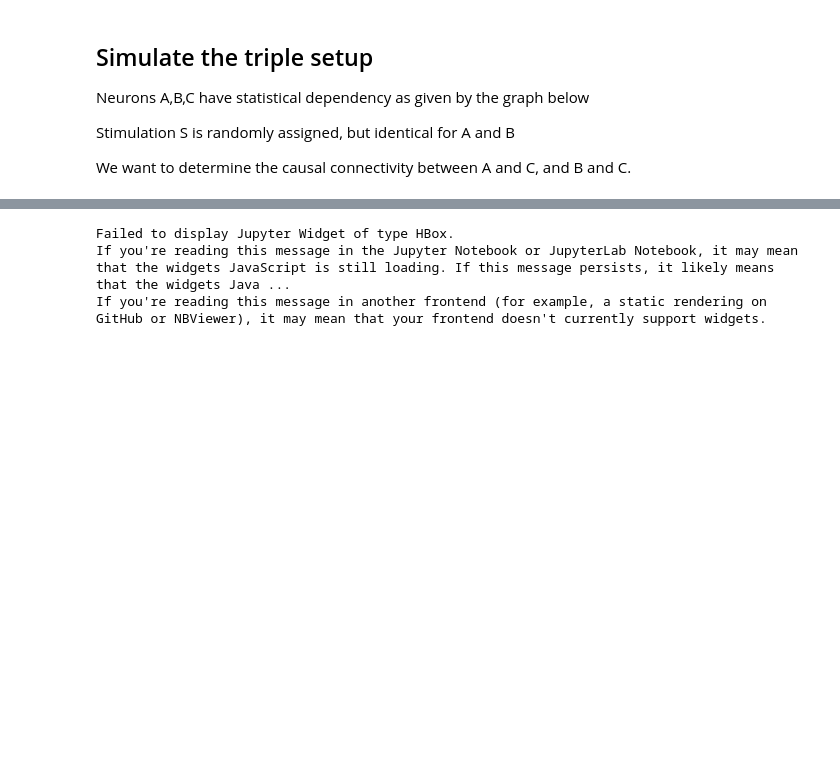
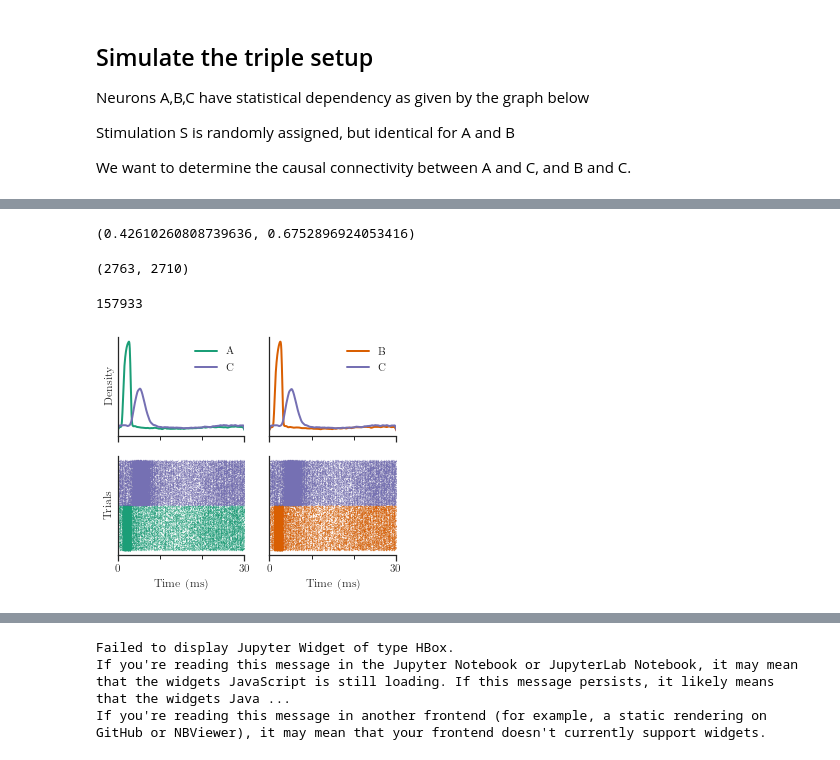
Before and after one commit to lepmik/causal-optogenetics-paper-data, a Jupyter notebook: notebooks/Figure 1-2.ipynb, the cells around one changed output, grey strips where cells are left out. Cells and saved outputs as stored; diff of their text form; code cells hidden in the pictures; blank space fills up the shorter version.

```diff
--- a/notebooks/Figure 1-2.ipynb
+++ b/notebooks/Figure 1-2.ipynb
@@ -52,0 +232,9 @@ draw(G, show='ipynb')
+# %%
+i = 70
+
+S = simulations['stim_times'][i]
+A = simulations['A_spikes'][i]
+B = simulations['B_spikes'][i]
+C = simulations['C_spikes'][i]
+stop_time = simulations['stop_time'][i]
+print(simulations['J_AC'][i])
@@ -52,0 +243,3 @@ draw(G, show='ipynb')
+# %%
+Z_A, X_A, Y_A = find_response_spikes(A, C, S, dt=30, z1=2, z2=0)
+Z_B, X_B, Y_B = find_response_spikes(B, C, S, dt=30, z1=2, z2=0)
@@ -52,0 +275,59 @@ draw(G, show='ipynb')
+# %%
+wald, beta_iv
+# %% [output]
+(0.42610260808739636, 0.6752896924053416)
+# %%
+sum(Z_A), sum(Z_B)
+# %% [output]
+(2763, 2710)
+# %%
+len(S)
+# %% [output]
+157933
+# %%
+set_style(h=2, style='article')
+
+fig, axs = plt.subplots(2, 2, sharex=True)
+
+sigma = .02
+s = 0.01
+
+spike_trials = [t for trial in X_A for t in trial]
+spike_ids = [t for i, trial in enumerate(X_A) for t in [i]*len(trial)]
+
+pd.Series(spike_trials).plot.kde(ax=axs[0,0], bw_method=sigma, color=colors[0], label='A')
+axs[1,0].scatter(spike_trials, spike_ids, s=s, color=colors[0])
+
+spike_trials = [t for trial in Y_A for t in trial]
+spike_ids = [t for i, trial in enumerate(Y_A) for t in [i+len(X_A)]*len(trial)]
+
+pd.Series(spike_trials).plot.kde(ax=axs[0,0], bw_method=sigma, color=colors[2], label='C')
+axs[1,0].scatter(spike_trials, spike_ids, s=s, color=colors[2])
+# B
+
+
+spike_trials = [t for trial in X_B for t in trial]
+spike_ids = [t for i, trial in enumerate(X_B) for t in [i]*len(trial)]
+
+pd.Series(spike_trials).plot.kde(ax=axs[0,1], bw_method=sigma, color=colors[1], label='B')
+axs[1,1].scatter(spike_trials, spike_ids, s=s, color=colors[1])
+
+spike_trials = [t for trial in Y_B for t in trial]
+spike_ids = [t for i, trial in enumerate(Y_B) for t in [i+len(X_A)]*len(trial)]
+
+pd.Series(spike_trials).plot.kde(ax=axs[0,1], bw_method=sigma, color=colors[2], label='C')
+axs[1,1].scatter(spike_trials, spike_ids, s=s, color=colors[2])
+
+
+axs[0,0].set_xticks([0,30])
+axs[1,0].set_xlabel('Time (ms)')
+axs[1,1].set_xlabel('Time (ms)')
+axs[0,1].set_ylabel('')
+axs[1,0].set_ylabel('Trials')
+despine(yticks=False)
+plt.xlim(0,30)
+axs[0,0].legend()
+axs[0,1].legend()
+fig.savefig('../manuscript/figures/triple-response.png', dpi=300)
+# %% [output]
+[figure, added]
```
Also changed, not shown: parts of 28 cells of this notebook, 14 other files.
